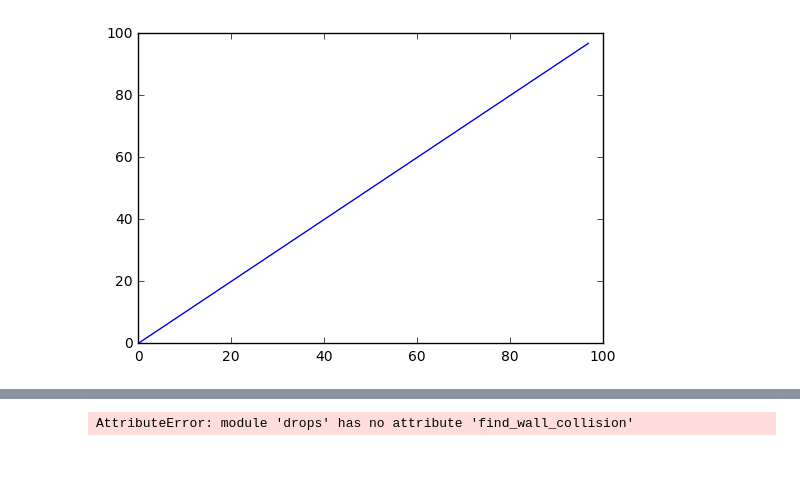
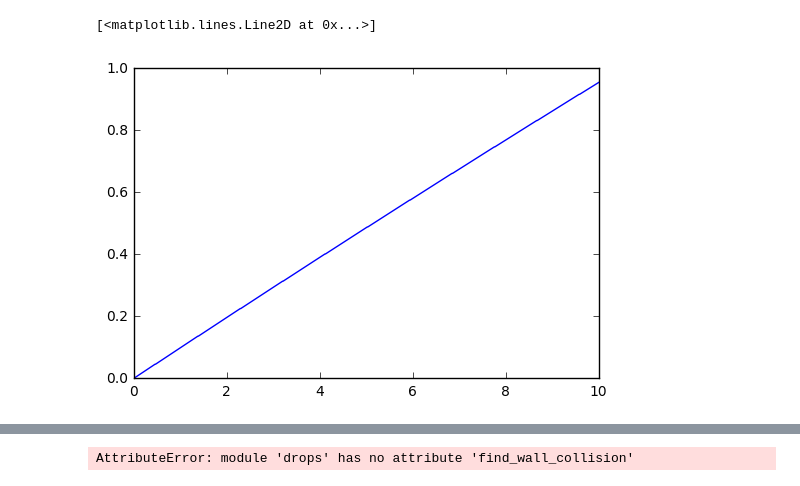
Before and after one commit to David-OConnor/mb-pilotwave, a Jupyter notebook: Drops.ipynb, the cells around one changed output, grey strips where cells are left out. Cells and saved outputs as stored; diff of their text form; code cells hidden in the pictures.

```diff
--- a/Drops.ipynb
+++ b/Drops.ipynb
@@ -3,14 +3,16 @@ import drops, utilities, wave_reflection
 from scipy.optimize import fsolve
 %matplotlib inline
 # %%
-t = linspace(0, 100, 1000)
+t = linspace(0, 10, 1000)
 
-soln, impacts = drops.ode_standalone(t)
+soln, impacts = drops.ode_standalone(t, corral=False)
 # %%
 x = soln[:, 0, 0]
 y = soln[:, 0, 1]
 z = soln[:, 0, 2]
 
-utilities.plot_path(soln)
+# utilities.plot_path(soln)
+plt.plot(t, x)
 # %% [output]
+[<matplotlib.lines.Line2D at 0x...>]
-[figure, old version]
+[figure, new version]
```
Also changed, not shown: parts of 4 cells of this notebook, 3 other files.
